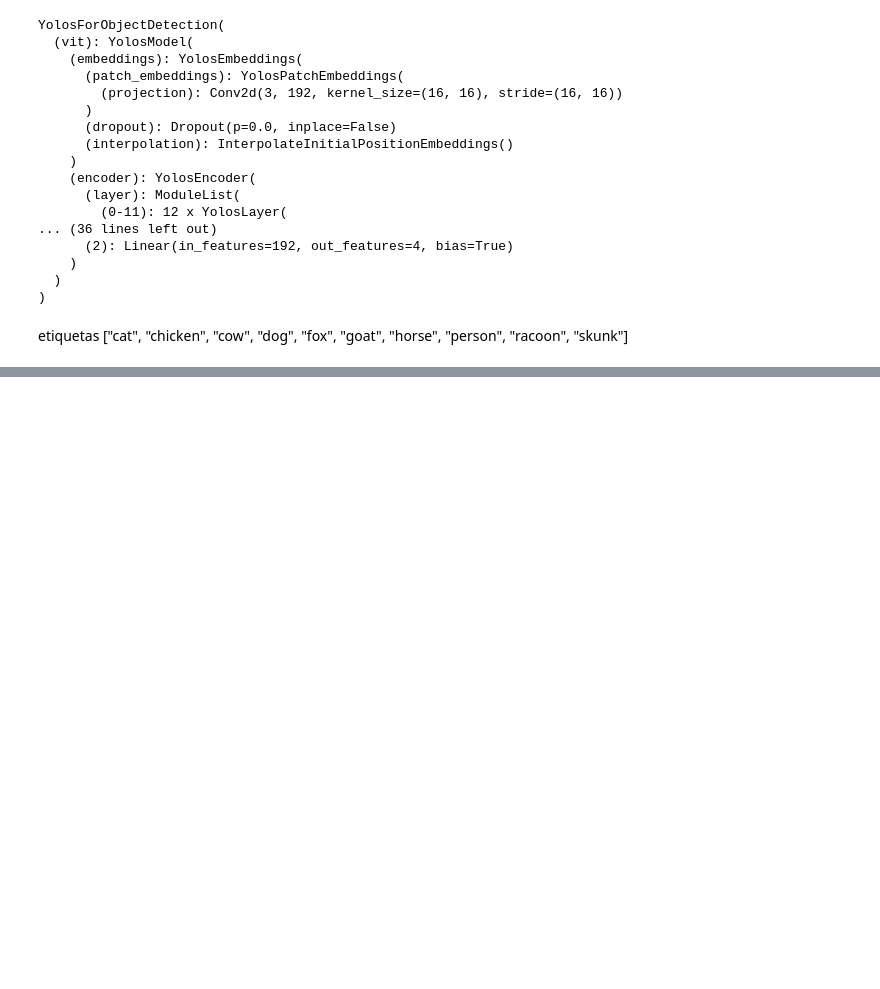
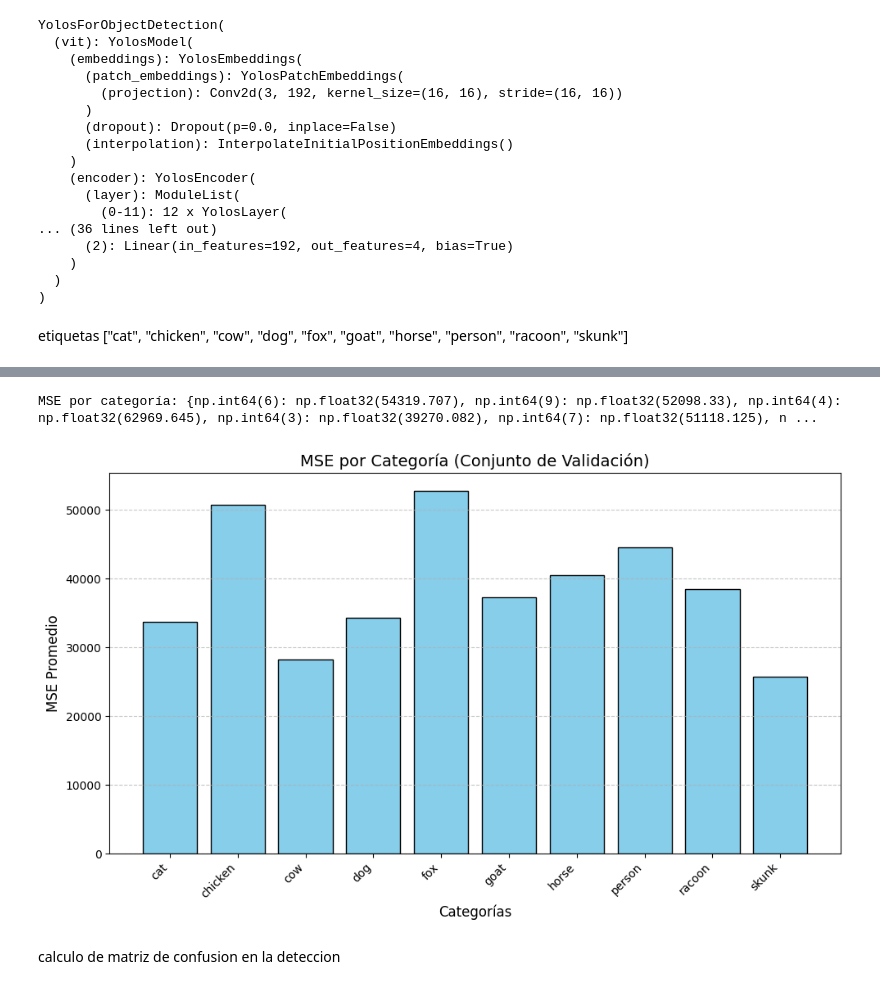
Before and after one commit to rusanrod/YOLOS, a Jupyter notebook: EntrenamientoAnimales.ipynb, the cells around one changed output, grey strips where cells are left out. Drawn from its saved outputs; the diff is of its cells as text; code cells hidden in the pictures; blank space fills up the shorter version.

```diff
--- a/EntrenamientoAnimales.ipynb
+++ b/EntrenamientoAnimales.ipynb
@@ -376,0 +492,70 @@ visualize_inference(images[0], targets[0], outputs)
+# %%
+from collections import defaultdict
+
+# Inicializar para calcular el MSE por categoría
+mse_per_category = defaultdict(list)
+
+# Iterar sobre el conjunto de validación
+for images, targets in valid_loader:
+    images = [img.to(device) for img in images]
+    targets = [{k: v.to(device) for k, v in t.items()} for t in targets]
+
+    with torch.no_grad():
+        pixel_values = processor(
+            images=[img.permute(1, 2, 0).cpu() for img in images],
+            return_tensors="pt"
+        ).pixel_values.to(device)
+
+        outputs = model(pixel_values=pixel_values)
+
+    # Convertir predicciones y etiquetas reales
+    for output, target in zip([outputs], targets):  # outputs es único objeto; iterar sobre él
+        # Obtener las cajas predichas y las cajas reales
+        pred_boxes = output.pred_boxes[0].cpu().numpy()  # Seleccionar el primer lote
+        true_boxes = target["boxes"].cpu().numpy()       # Cajas reales (tensor -> numpy)
+        labels = target["labels"].cpu().numpy()          # Etiquetas reales
+
+        # Calcular MSE por categoría
+        for label, true_box in zip(labels, true_boxes):
+            # Calcular la distancia entre cada caja predicha y la verdadera
+            diffs = np.linalg.norm(pred_boxes - true_box, axis=1)  # Distancia Euclidiana
+            closest_pred_idx = np.argmin(diffs)  # Índice de la predicción más cercana
+
+            # Asegúrate de que el índice no está fuera de límites
+            if closest_pred_idx < pred_boxes.shape[0]:
+                mse = np.mean((pred_boxes[closest_pred_idx] - true_box) ** 2)  # Error cuadrático medio
+                mse_per_category[label].append(mse)
+
+
+
+# Promediar el MSE por categoría
+mse_per_category_mean = {label: np.mean(mse) for label, mse in mse_per_category.items()}
+print("MSE por categoría:", mse_per_category_mean)
+# %% [output]
+MSE por categoría: {np.int64(6): np.float32(54319.707), np.int64(9): np.float32(52098.33), np.int64(4): np.float32(62969.645), np.int64(3): np.float32(39270.082), np.int64(7): np.float32(51118.125), n ...
+# %%
+# Nombres de las categorías (asegúrate de que estén en el orden correcto)
+class_names = ["cat", "chicken", "cow", "dog", "fox", "goat", "horse", "person", "racoon", "skunk"]
+
+# Ordenar los resultados para que coincidan con los nombres de las clases
+categories = class_names
+mse_values = [mse_results[i] if i in mse_results else np.nan for i in range(num_classes)]
+
+# Crear la gráfica de barras
+plt.figure(figsize=(10, 6))
+plt.bar(categories, mse_values, color='skyblue', edgecolor='black')
+
+# Añadir etiquetas y título
+plt.xlabel("Categorías", fontsize=12)
+plt.ylabel("MSE Promedio", fontsize=12)
+plt.title("MSE por Categoría (Conjunto de Validación)", fontsize=14)
+plt.xticks(rotation=45, ha="right")
+plt.grid(axis='y', linestyle='--', alpha=0.7)
+
+# Mostrar la gráfica
+plt.tight_layout()
+plt.show()
+# %% [output]
+[figure, added]
+# %% [markdown]
+calculo de matriz de confusion en la deteccion
```
Also changed, not shown: parts of 14 cells of this notebook.
